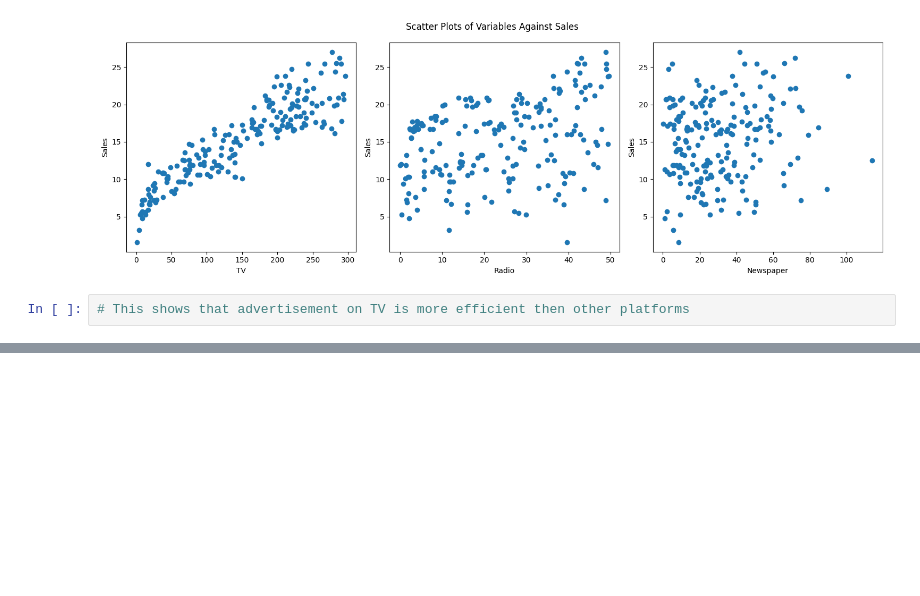
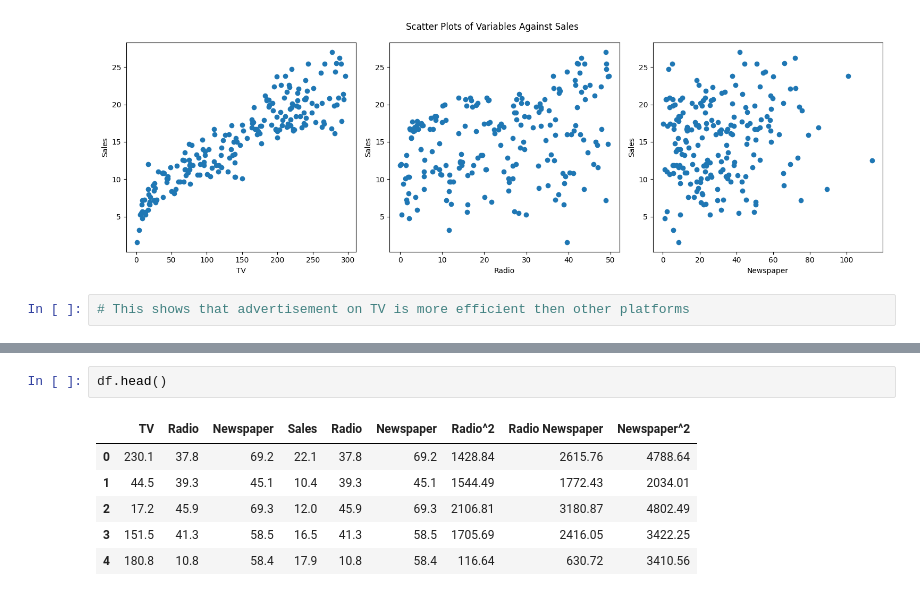
Before and after one commit to Palash-73/Afame-Technologies, a Jupyter notebook: Afame_Internship_Project_Sales_Prediction.ipynb, the cells around one changed output, grey strips where cells are left out. Cells and saved outputs as stored; diff of their text form; blank space fills up the shorter version.

```diff
--- a/Afame_Internship_Project_Sales_Prediction.ipynb
+++ b/Afame_Internship_Project_Sales_Prediction.ipynb
@@ -257,0 +284,9 @@ plt.show()
+# %%
+df.head()
+# %% [output]
+|  | TV | Radio | Newspaper | Sales | Radio | Newspaper | Radio^2 | Radio Newspaper | Newspaper^2 |
+| 0 | 230.1 | 37.8 | 69.2 | 22.1 | 37.8 | 69.2 | 1428.84 | 2615.76 | 4788.64 |
+| 1 | 44.5 | 39.3 | 45.1 | 10.4 | 39.3 | 45.1 | 1544.49 | 1772.43 | 2034.01 |
+| 2 | 17.2 | 45.9 | 69.3 | 12.0 | 45.9 | 69.3 | 2106.81 | 3180.87 | 4802.49 |
+| 3 | 151.5 | 41.3 | 58.5 | 16.5 | 41.3 | 58.5 | 1705.69 | 2416.05 | 3422.25 |
+| 4 | 180.8 | 10.8 | 58.4 | 17.9 | 10.8 | 58.4 | 116.64 | 630.72 | 3410.56 |
```
Also changed, not shown: parts of 6 cells of this notebook.
